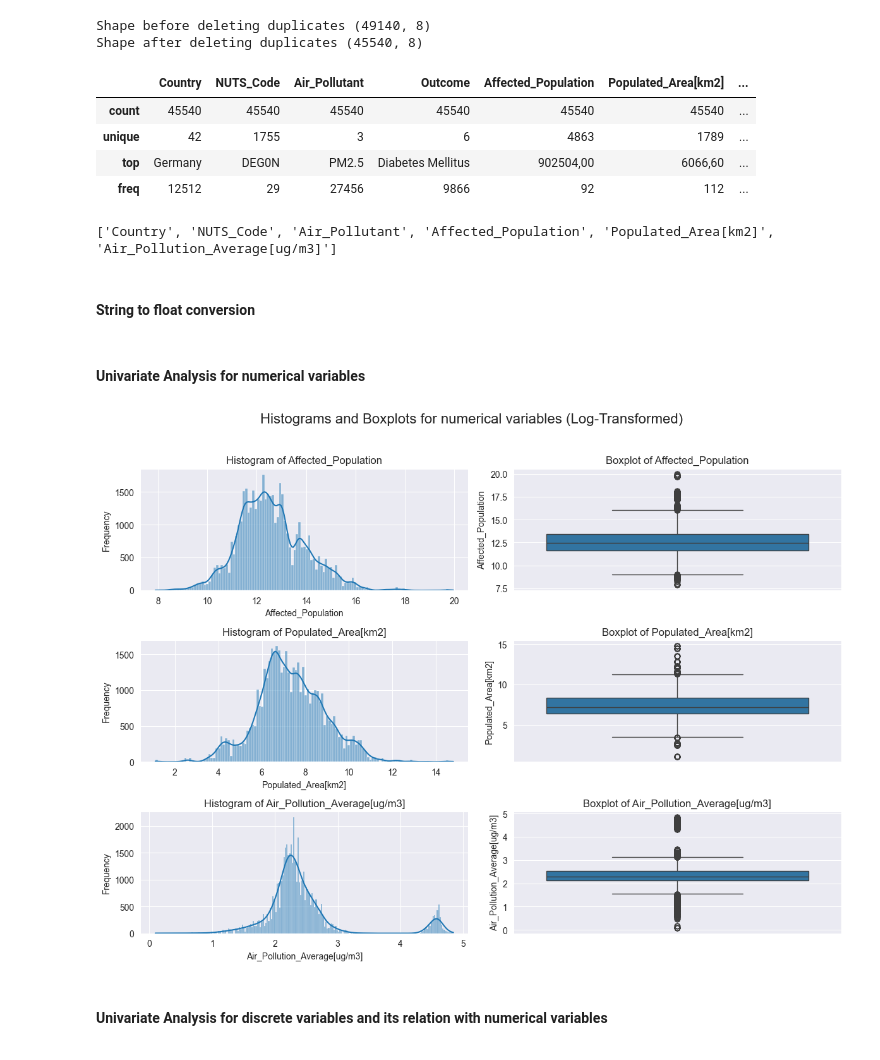
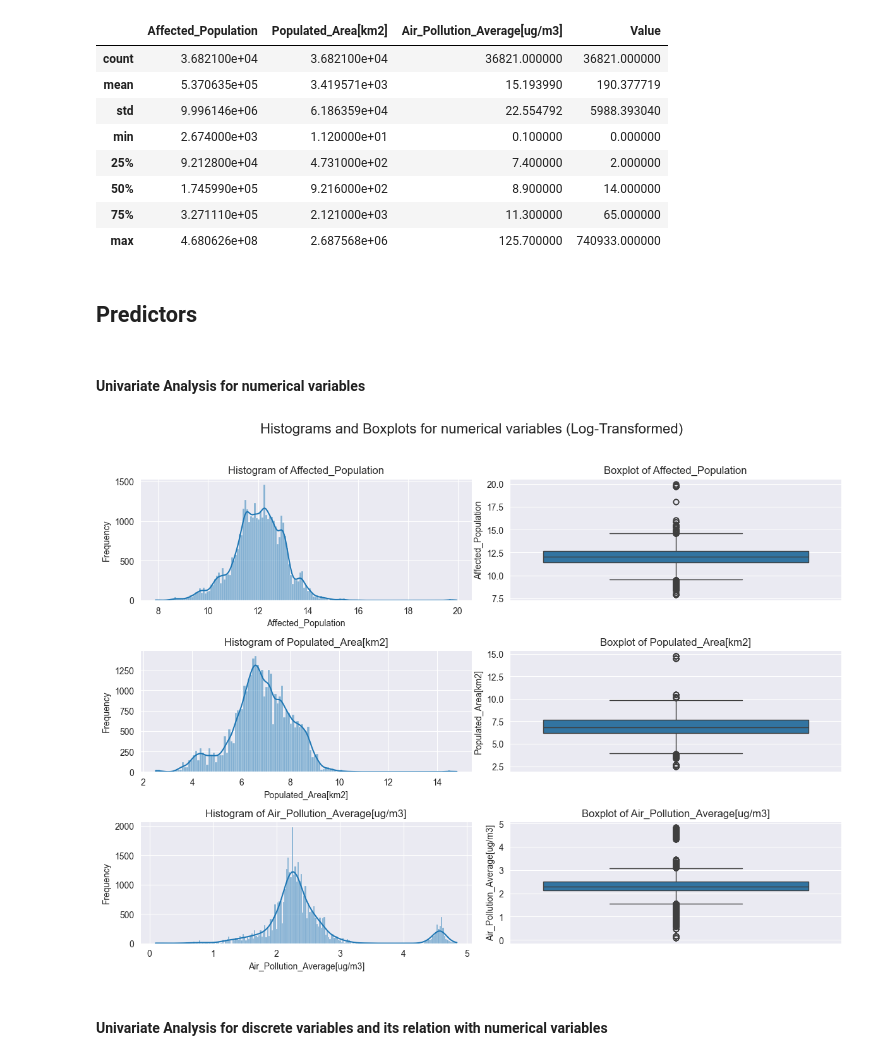
Before and after one commit to 1221715JorgeCruz/ANADI_MFC_3NA_1221715_1191843_1100719, a Jupyter notebook: trabalho_pratico_02/Airpol_project.ipynb, the cells around one changed output. Drawn from its saved outputs; the diff is of its cells as text; code cells hidden in the pictures.

```diff
--- a/trabalho_pratico_02/Airpol_project.ipynb
+++ b/trabalho_pratico_02/Airpol_project.ipynb
@@ -31,55 +31,55 @@ toDrop = ['Unnamed: 8', 'Unnamed: 9', 'Unnamed: 10',
 
 df.drop(columns=toDrop, axis=1, inplace = True)
 
-print(f"Shape before deleting duplicates {df.shape}")
-df = df.drop_duplicates()
-print(f"Shape after deleting duplicates {df.shape}")
+df = df[
+    (df['Country'] != "All countries") &
+    (df['NUTS_Code'].str.len() >= 5)
+]
+
+to_cast = ['Affected_Population', 'Populated_Area[km2]', 'Air_Pollution_Average[ug/m3]', 'Value']
+for col in to_cast:
+    df[col] = df[col].str.replace(',', '.', regex=False).astype(float)
 
 df.describe()
 # %% [output]
-Shape before deleting duplicates (49140, 8)
-Shape after deleting duplicates (45540, 8)
-|  | Country | NUTS_Code | Air_Pollutant | Outcome | Affected_Population | Populated_Area[km2] | ... |
-| count | 45540 | 45540 | 45540 | 45540 | 45540 | 45540 | ... |
-| unique | 42 | 1755 | 3 | 6 | 4863 | 1789 | ... |
-| top | Germany | DEG0N | PM2.5 | Diabetes Mellitus | 902504,00 | 6066,60 | ... |
-| freq | 12512 | 29 | 27456 | 9866 | 92 | 112 | ... |
+|  | Affected_Population | Populated_Area[km2] | Air_Pollution_Average[ug/m3] | Value |
+| count | 3.682100e+04 | 3.682100e+04 | 36821.000000 | 36821.000000 |
+| mean | 5.370635e+05 | 3.419571e+03 | 15.193990 | 190.377719 |
+| std | 9.996146e+06 | 6.186359e+04 | 22.554792 | 5988.393040 |
+| min | 2.674000e+03 | 1.120000e+01 | 0.100000 | 0.000000 |
+| 25% | 9.212800e+04 | 4.731000e+02 | 7.400000 | 2.000000 |
+| 50% | 1.745990e+05 | 9.216000e+02 | 8.900000 | 14.000000 |
+| 75% | 3.271110e+05 | 2.121000e+03 | 11.300000 | 65.000000 |
+| max | 4.680626e+08 | 2.687568e+06 | 125.700000 | 740933.000000 |
-# %%
-predictors= ['Country', 'NUTS_Code', 'Air_Pollutant', 'Affected_Population', 'Populated_Area[km2]', 'Air_Pollution_Average[ug/m3]']
-print(predictors)
-# %% [output]
-['Country', 'NUTS_Code', 'Air_Pollutant', 'Affected_Population', 'Populated_Area[km2]', 'Air_Pollution_Average[ug/m3]']
-# %% [markdown]
-#### String to float conversion
-# %%
-numeric_columns = ['Affected_Population', 'Populated_Area[km2]', 'Air_Pollution_Average[ug/m3]']
-for col in numeric_columns:
-    df[col] = df[col].str.replace(',', '.', regex=False).astype(float)
+# %% [markdown]
+## Predictors
 # %% [markdown]
 #### Univariate Analysis for numerical variables
 # %%
+numeric_pred = ['Affected_Population', 'Populated_Area[km2]', 'Air_Pollution_Average[ug/m3]']
+
 df_log = df.copy()
 
-for col in numeric_columns:
+for col in numeric_pred:
     df_log[col] = np.log1p(df_log[col])
 
-fig, axe = plt.subplots(nrows = len(numeric_columns), ncols = 2, figsize = (12, 3*len(numeric_columns)))
+fig, axe = plt.subplots(nrows = len(numeric_pred), ncols = 2, figsize = (12, 3*len(numeric_pred)))
 fig.suptitle('Histograms and Boxplots for numerical variables (Log-Transformed)', fontsize=16)
-for i, column in enumerate(numeric_columns):
+for i, column in enumerate(numeric_pred):
     sns.histplot(df_log[column], ax=axe[i, 0], kde=True)
     axe[i, 0].set_title(f"Histogram of {column}")
     axe[i, 0].set_xlabel(column)
     axe[i, 0].set_ylabel("Frequency")
 
     sns.boxplot(y=df_log[column], ax=axe[i, 1])
     axe[i, 1].set_title(f"Boxplot of {column}")
     axe[i, 1].set_ylabel(column)
 
 
 plt.tight_layout(rect=[0,0,1,0.96])
 plt.show()
 # %% [output]
-[figure, old version]
+[figure, new version]
 # %% [markdown]
 #### Univariate Analysis for discrete variables and its relation with numerical variables
 # %%
```
Also changed, not shown: parts of 10 cells of this notebook.
